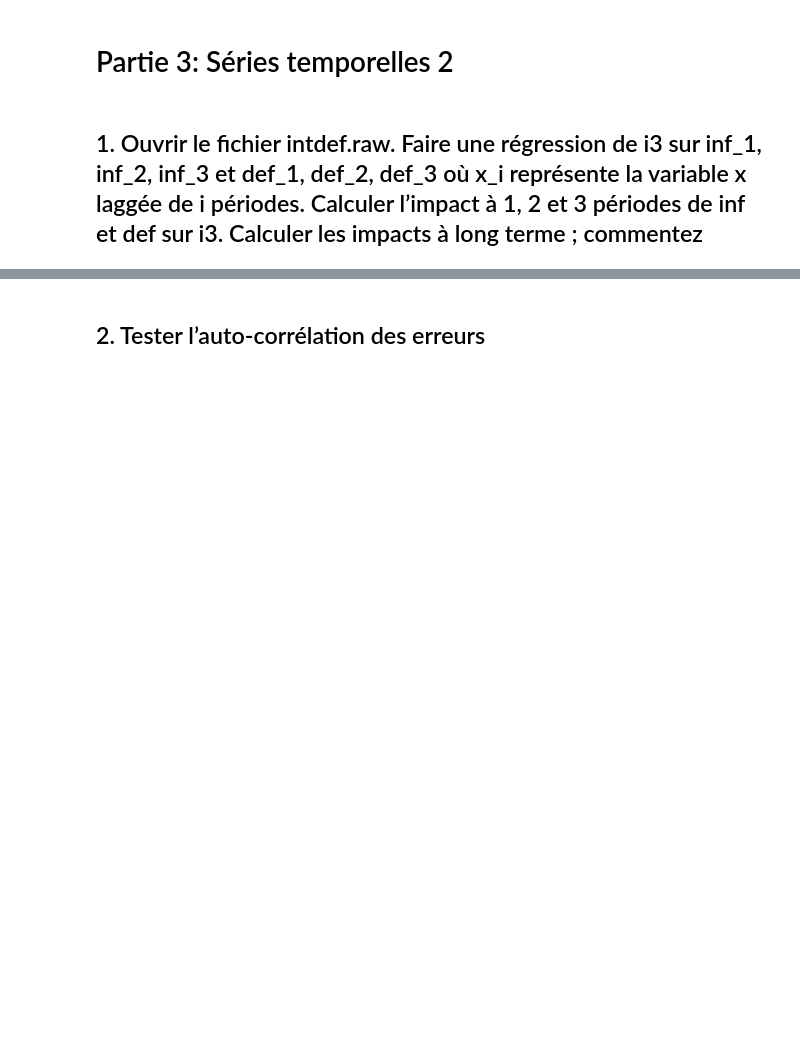
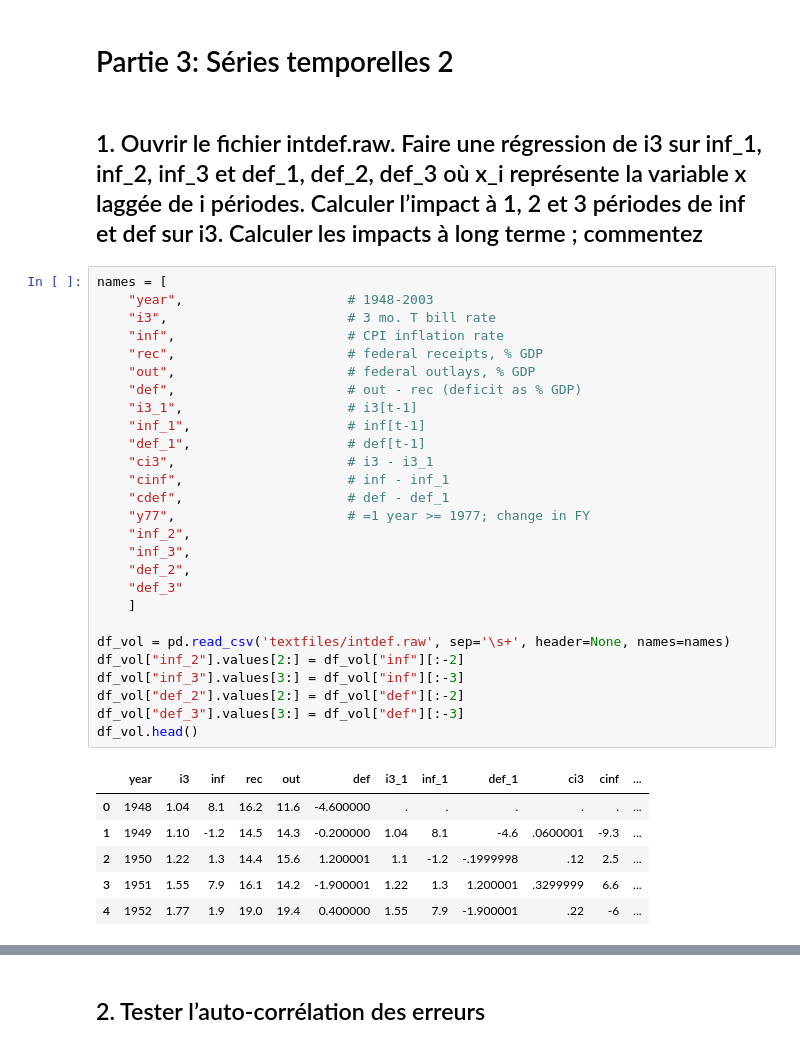
Before and after one commit to Thomas-Koch/projet-ses722, a Jupyter notebook: projet_gallot-roville-younes.ipynb, the cells around one changed output, grey strips where cells are left out. Drawn from its saved outputs; the diff is of its cells as text; blank space fills up the shorter version.

```diff
--- a/projet_gallot-roville-younes.ipynb
+++ b/projet_gallot-roville-younes.ipynb
@@ -347,3 +420,37 @@ df_vol.head()
 # Partie 3: Séries temporelles 2
 # %% [markdown]
 ## 1. Ouvrir le fichier intdef.raw. Faire une régression de i3 sur inf_1, inf_2, inf_3 et def_1, def_2, def_3 où x_i représente la variable x laggée de i périodes. Calculer l’impact à 1, 2 et 3 périodes de inf et def sur i3. Calculer les impacts à long terme ; commentez
+# %%
+names = [
+    "year",                     # 1948-2003
+    "i3",                       # 3 mo. T bill rate
+    "inf",                      # CPI inflation rate
+    "rec",                      # federal receipts, % GDP
+    "out",                      # federal outlays, % GDP
+    "def",                      # out - rec (deficit as % GDP)
+    "i3_1",                     # i3[t-1]
+    "inf_1",                    # inf[t-1]
+    "def_1",                    # def[t-1]
+    "ci3",                      # i3 - i3_1
+    "cinf",                     # inf - inf_1
+    "cdef",                     # def - def_1
+    "y77",                      # =1 year >= 1977; change in FY
+    "inf_2",
+    "inf_3",
+    "def_2",
+    "def_3"
+    ]
+
+df_vol = pd.read_csv('textfiles/intdef.raw', sep='\s+', header=None, names=names)
+df_vol["inf_2"].values[2:] = df_vol["inf"][:-2]
+df_vol["inf_3"].values[3:] = df_vol["inf"][:-3]
+df_vol["def_2"].values[2:] = df_vol["def"][:-2]
+df_vol["def_3"].values[3:] = df_vol["def"][:-3]
+df_vol.head()
+# %% [output]
+|  | year | i3 | inf | rec | out | def | i3_1 | inf_1 | def_1 | ci3 | cinf | ... |
+| 0 | 1948 | 1.04 | 8.1 | 16.2 | 11.6 | -4.600000 | . | . | . | . | . | ... |
+| 1 | 1949 | 1.10 | -1.2 | 14.5 | 14.3 | -0.200000 | 1.04 | 8.1 | -4.6 | .0600001 | -9.3 | ... |
+| 2 | 1950 | 1.22 | 1.3 | 14.4 | 15.6 | 1.200001 | 1.1 | -1.2 | -.1999998 | .12 | 2.5 | ... |
+| 3 | 1951 | 1.55 | 7.9 | 16.1 | 14.2 | -1.900001 | 1.22 | 1.3 | 1.200001 | .3299999 | 6.6 | ... |
+| 4 | 1952 | 1.77 | 1.9 | 19.0 | 19.4 | 0.400000 | 1.55 | 7.9 | -1.900001 | .22 | -6 | ... |
```
Also changed, not shown: parts of 10 cells of this notebook.
